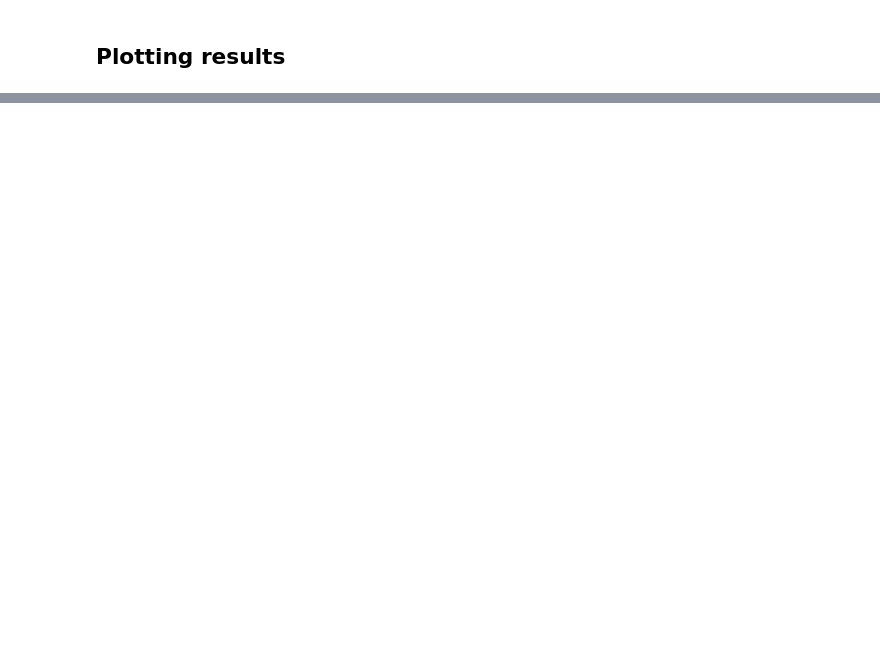
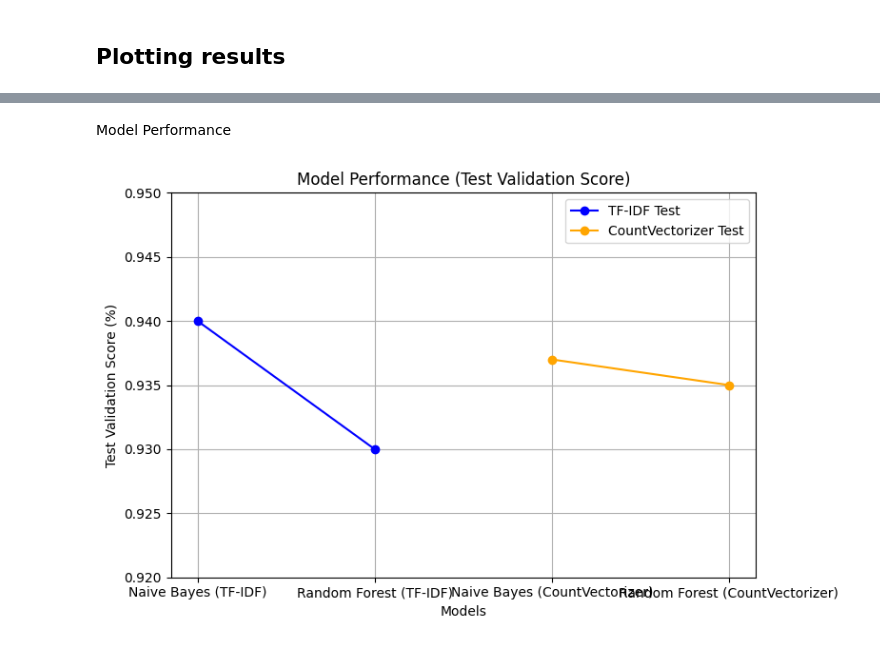
Before and after one commit to fredsmeds/NLPEnglish, a Jupyter notebook: main.ipynb, the cells around one changed output, grey strips where cells are left out. Drawn from its saved outputs; the diff is of its cells as text; code cells hidden in the pictures; blank space fills up the shorter version.

```diff
--- a/main.ipynb
+++ b/main.ipynb
@@ -367,0 +410,37 @@ Collecting results for models with CountVectorizer...
+# %% [markdown]
+Model Performance
+# %%
+import matplotlib.pyplot as plt
+
+# Data for the plot (replace these with your actual test scores)
+models = ['Naive Bayes (TF-IDF)', 'Random Forest (TF-IDF)', 'Naive Bayes (CountVectorizer)', 'Random Forest (CountVectorizer)']
+test_scores_tfidf = [0.94, 0.93]  # Example test scores for TF-IDF models
+test_scores_countvectorizer = [0.937, 0.935]  # Example test scores for CountVectorizer models
+
+# Combine both sets of scores into one for plotting
+test_scores = test_scores_tfidf + test_scores_countvectorizer
+
+# Plot the results
+plt.figure(figsize=(8, 5))
+
+# Line plot for TF-IDF test scores
+plt.plot(models[:2], test_scores_tfidf, label='TF-IDF Test', marker='o', color='blue')
+
+# Line plot for CountVectorizer test scores
+plt.plot(models[2:], test_scores_countvectorizer, label='CountVectorizer Test', marker='o', color='orange')
+
+# Add title and labels
+plt.title('Model Performance (Test Validation Score)')
+plt.xlabel('Models')
+plt.ylabel('Test Validation Score (%)')
+plt.ylim(0.92, 0.95)  # Adjust this based on your result range
+
+# Add legend
+plt.legend()
+
+# Show the plot
+plt.grid(True)
+plt.tight_layout()
+plt.show()
+# %% [output]
+[figure, added]
```
Also changed, not shown: parts of 10 cells of this notebook.
